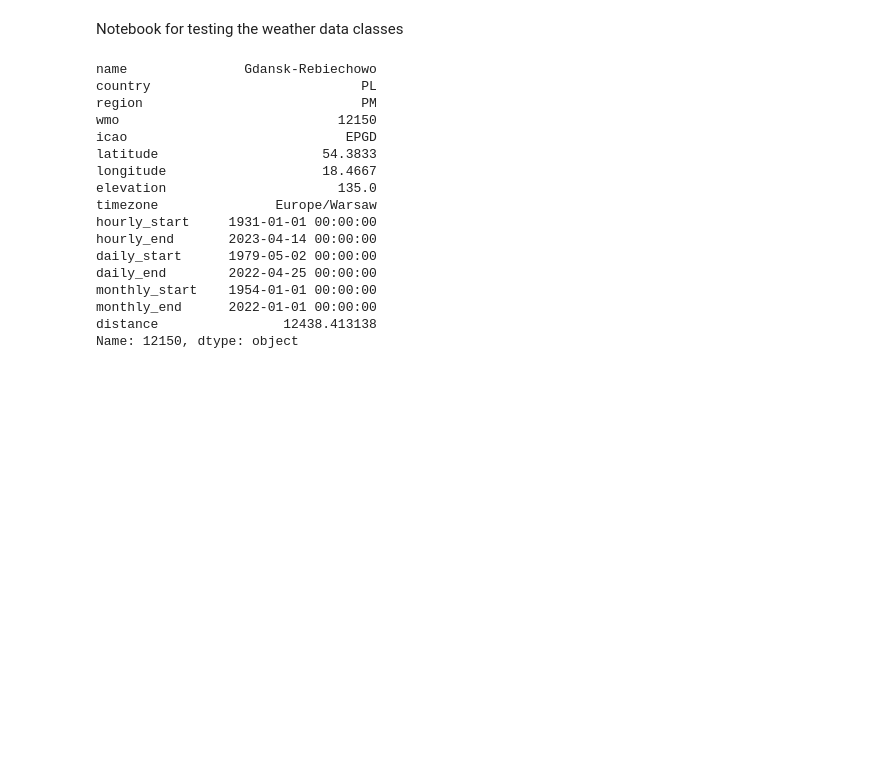
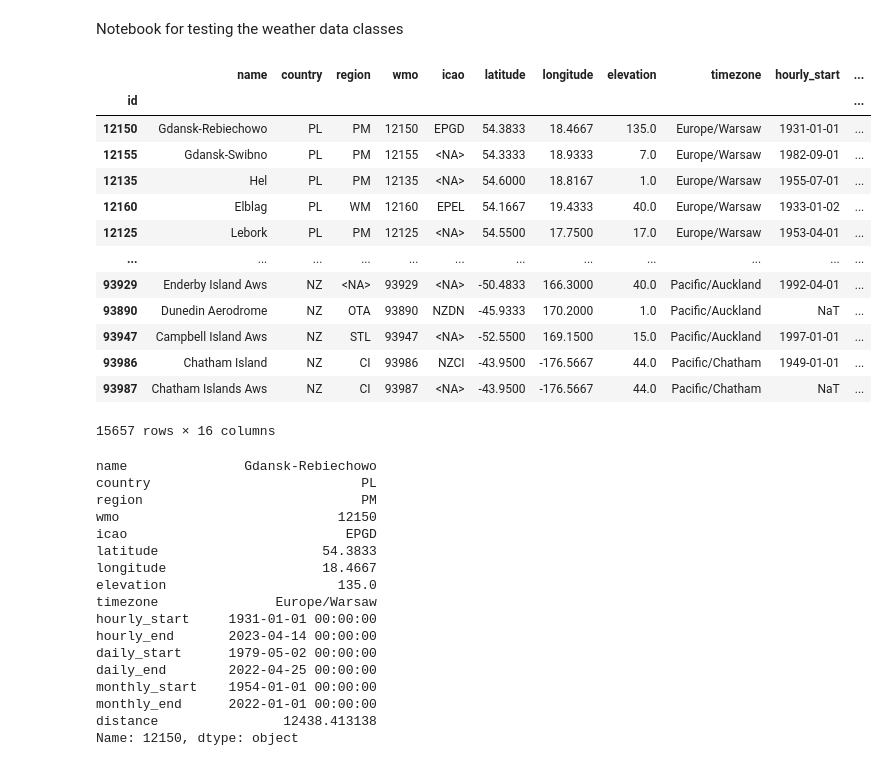
Before and after one commit to TheisNiklas/particulate-matter-prediction, a Jupyter notebook: src/weatherdata/weather_data_tests.ipynb, the cells around one changed output. Drawn from its saved outputs; the diff is of its cells as text; code cells hidden in the pictures; blank space fills up the shorter version.

```diff
--- a/src/weatherdata/weather_data_tests.ipynb
+++ b/src/weatherdata/weather_data_tests.ipynb
@@ -6,9 +6,25 @@ from meteostat import Hourly, Stations
 # %%
 stations_nearby = Stations().nearby(
     54.35,
     18.65,
 )
 stations_nearby_df = stations_nearby.fetch()
+stations_nearby_df
+# %% [output]
+|  | name | country | region | wmo | icao | latitude | longitude | elevation | timezone | hourly_start | ... |
+| id |  |  |  |  |  |  |  |  |  |  | ... |
+| 12150 | Gdansk-Rebiechowo | PL | PM | 12150 | EPGD | 54.3833 | 18.4667 | 135.0 | Europe/Warsaw | 1931-01-01 | ... |
+| 12155 | Gdansk-Swibno | PL | PM | 12155 | <NA> | 54.3333 | 18.9333 | 7.0 | Europe/Warsaw | 1982-09-01 | ... |
+| 12135 | Hel | PL | PM | 12135 | <NA> | 54.6000 | 18.8167 | 1.0 | Europe/Warsaw | 1955-07-01 | ... |
+| 12160 | Elblag | PL | WM | 12160 | EPEL | 54.1667 | 19.4333 | 40.0 | Europe/Warsaw | 1933-01-02 | ... |
+| 12125 | Lebork | PL | PM | 12125 | <NA> | 54.5500 | 17.7500 | 17.0 | Europe/Warsaw | 1953-04-01 | ... |
+| ... | ... | ... | ... | ... | ... | ... | ... | ... | ... | ... | ... |
+| 93929 | Enderby Island Aws | NZ | <NA> | 93929 | <NA> | -50.4833 | 166.3000 | 40.0 | Pacific/Auckland | 1992-04-01 | ... |
+| 93890 | Dunedin Aerodrome | NZ | OTA | 93890 | NZDN | -45.9333 | 170.2000 | 1.0 | Pacific/Auckland | NaT | ... |
+| 93947 | Campbell Island Aws | NZ | STL | 93947 | <NA> | -52.5500 | 169.1500 | 15.0 | Pacific/Auckland | 1997-01-01 | ... |
+| 93986 | Chatham Island | NZ | CI | 93986 | NZCI | -43.9500 | -176.5667 | 44.0 | Pacific/Chatham | 1949-01-01 | ... |
+| 93987 | Chatham Islands Aws | NZ | CI | 93987 | <NA> | -43.9500 | -176.5667 | 44.0 | Pacific/Chatham | NaT | ... |
+15657 rows × 16 columns
 # %%
 station = stations_nearby_df.iloc[0]
 station
```
Also changed, not shown: 3 other files.
